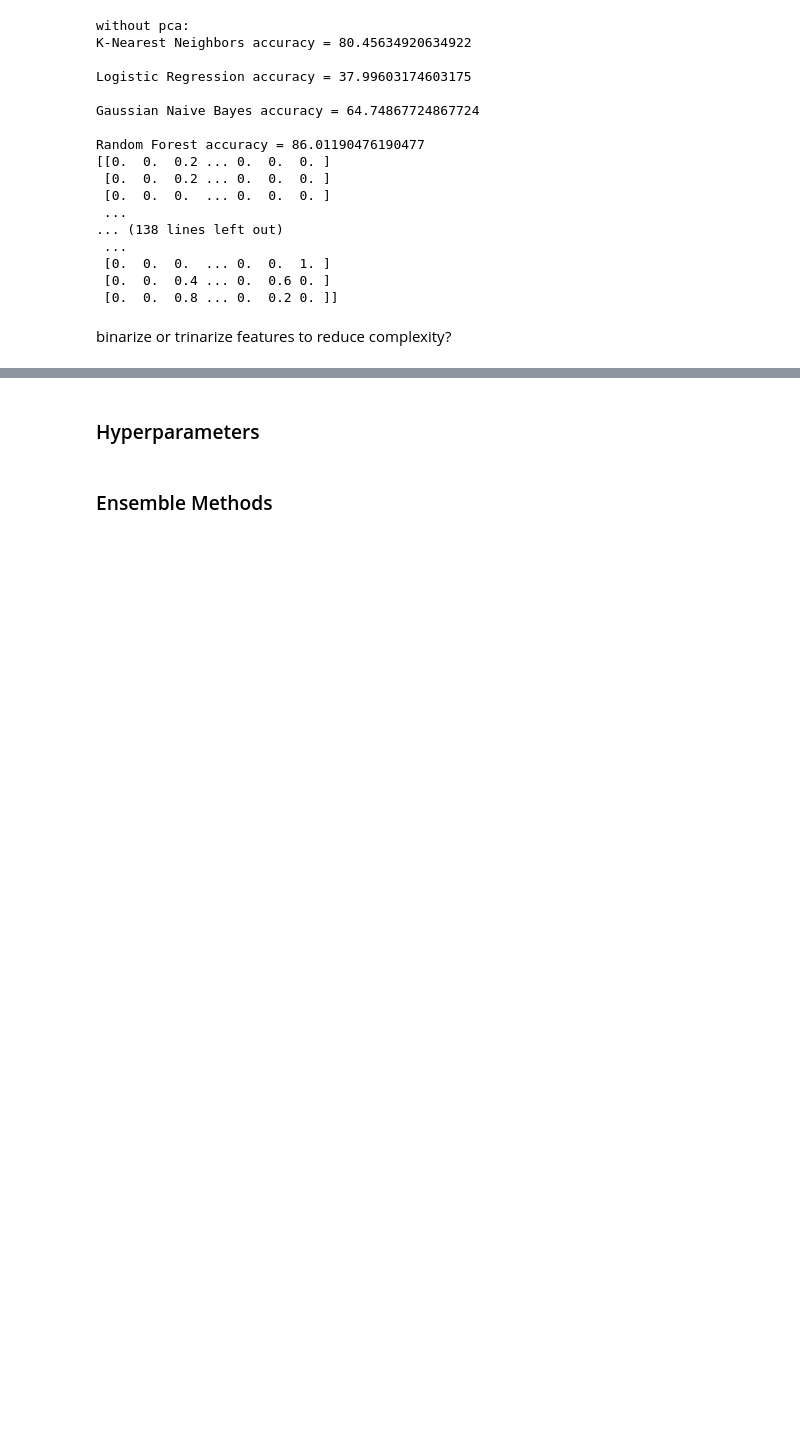
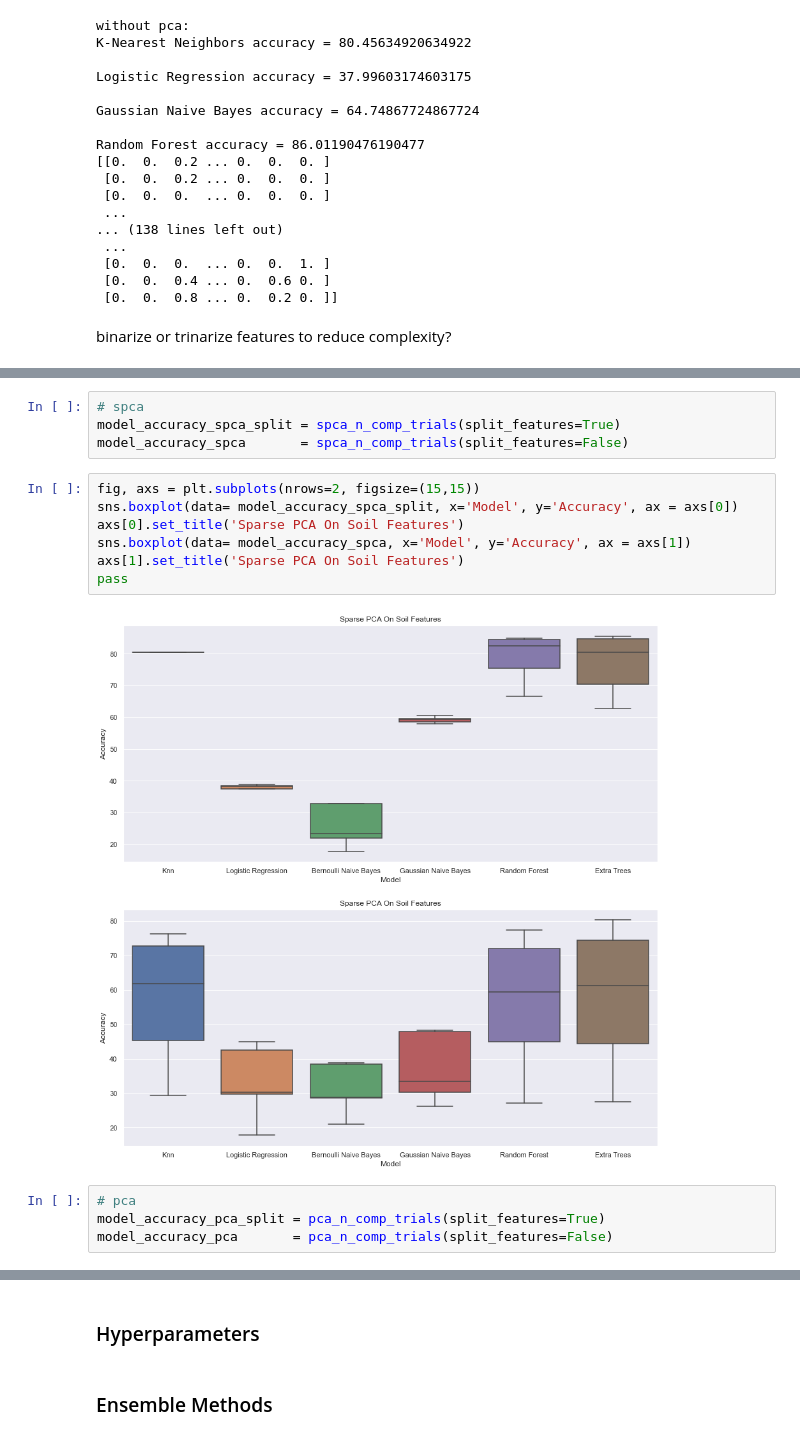
Before and after one commit to sams-data/mids-w207_9_sp22_forest_cover_classification, a Jupyter notebook: Submissions/bridwell_carmeli_hand_stephens_final_project.ipynb, the cells around one changed output, grey strips where cells are left out. Drawn from its saved outputs; the diff is of its cells as text; blank space fills up the shorter version.

```diff
--- a/Submissions/bridwell_carmeli_hand_stephens_final_project.ipynb
+++ b/Submissions/bridwell_carmeli_hand_stephens_final_project.ipynb
@@ -799,0 +913,17 @@ binarize or trinarize features to reduce complexity?
+# %%
+# spca
+model_accuracy_spca_split = spca_n_comp_trials(split_features=True)
+model_accuracy_spca       = spca_n_comp_trials(split_features=False)
+# %%
+fig, axs = plt.subplots(nrows=2, figsize=(15,15))
+sns.boxplot(data= model_accuracy_spca_split, x='Model', y='Accuracy', ax = axs[0])
+axs[0].set_title('Sparse PCA On Soil Features')
+sns.boxplot(data= model_accuracy_spca, x='Model', y='Accuracy', ax = axs[1])
+axs[1].set_title('Sparse PCA On Soil Features')
+pass
+# %% [output]
+[figure, added]
+# %%
+# pca
+model_accuracy_pca_split = pca_n_comp_trials(split_features=True)
+model_accuracy_pca       = pca_n_comp_trials(split_features=False)
```
Also changed, not shown: parts of 7 cells of this notebook.
